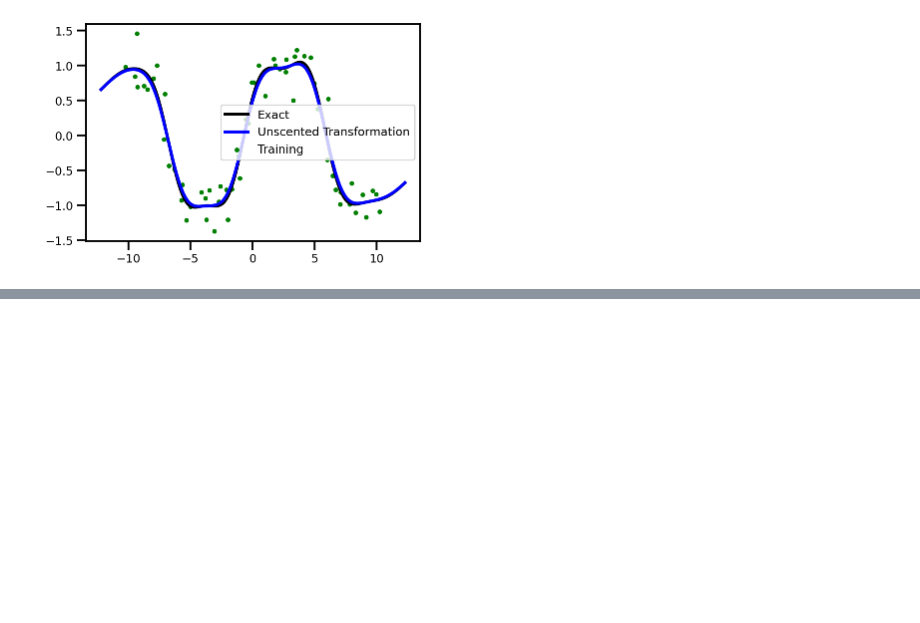
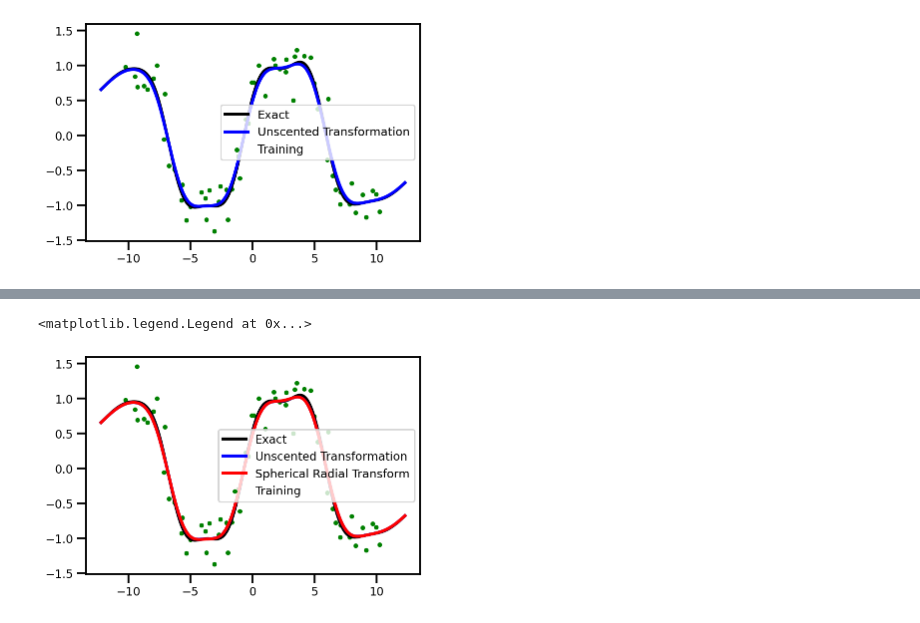
Before and after one commit to IPL-UV/jaxkern, a Jupyter notebook: notebooks/uncategorized/gps/uncertain_unscented.ipynb, the cells around one changed output, grey strips where cells are left out. Drawn from its saved outputs; the diff is of its cells as text; code cells hidden in the pictures; blank space fills up the shorter version.

```diff
--- a/notebooks/uncategorized/gps/uncertain_unscented.ipynb
+++ b/notebooks/uncategorized/gps/uncertain_unscented.ipynb
@@ -199,0 +232,12 @@ plt.legend()
+# %%
+plt.figure()
+plt.scatter(X, y, label='Training', color='green', s=10)
+# plt.plot(Xtest, ytest, label='Real', color='red', linewidth=3)
+plt.plot(Xtest, mu, linestyle="-", label='Exact', color='black', linewidth=3)
+plt.plot(Xtest, mean_f, linestyle="-", label='Unscented Transformation', color='blue', linewidth=3)
+plt.plot(Xtest, mean_fs, linestyle="-", label='Spherical Radial Transform', color='red', linewidth=3)
+
+plt.legend()
+# %% [output]
+<matplotlib.legend.Legend at 0x...>
+[figure, added]
```
Also changed, not shown: parts of 8 cells of this notebook, 25 other files.
